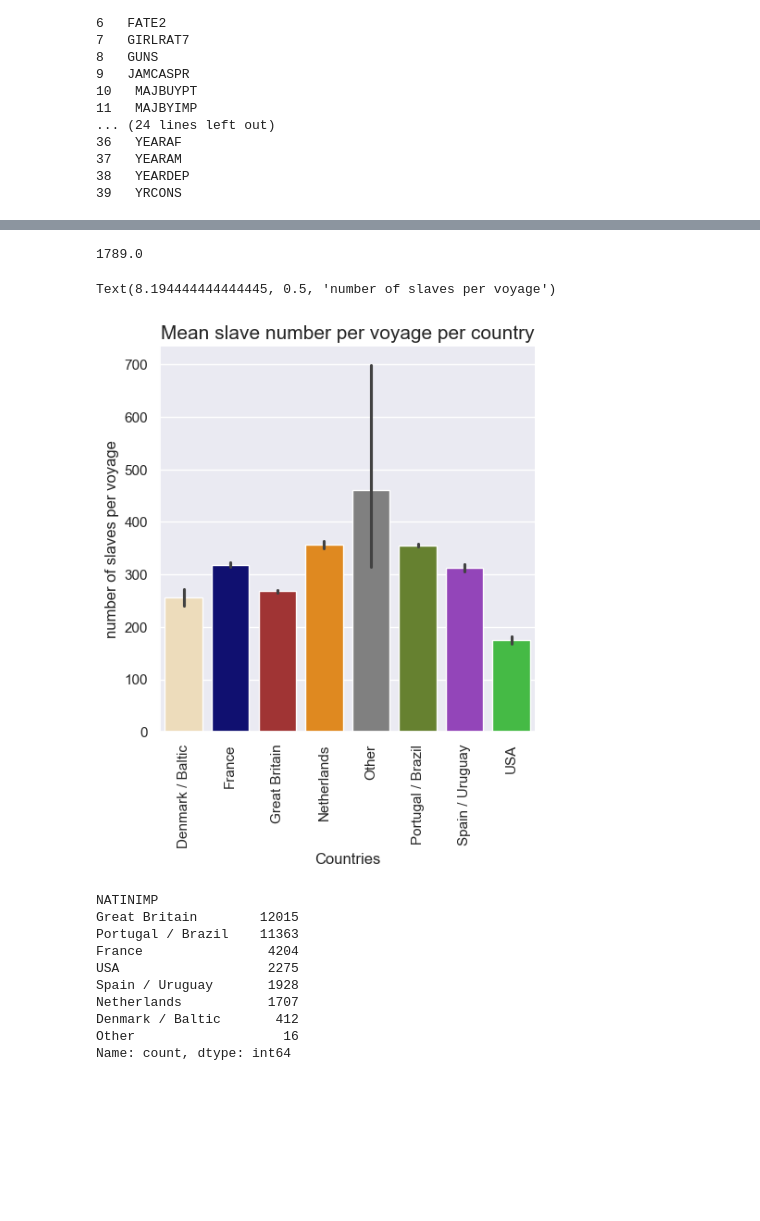
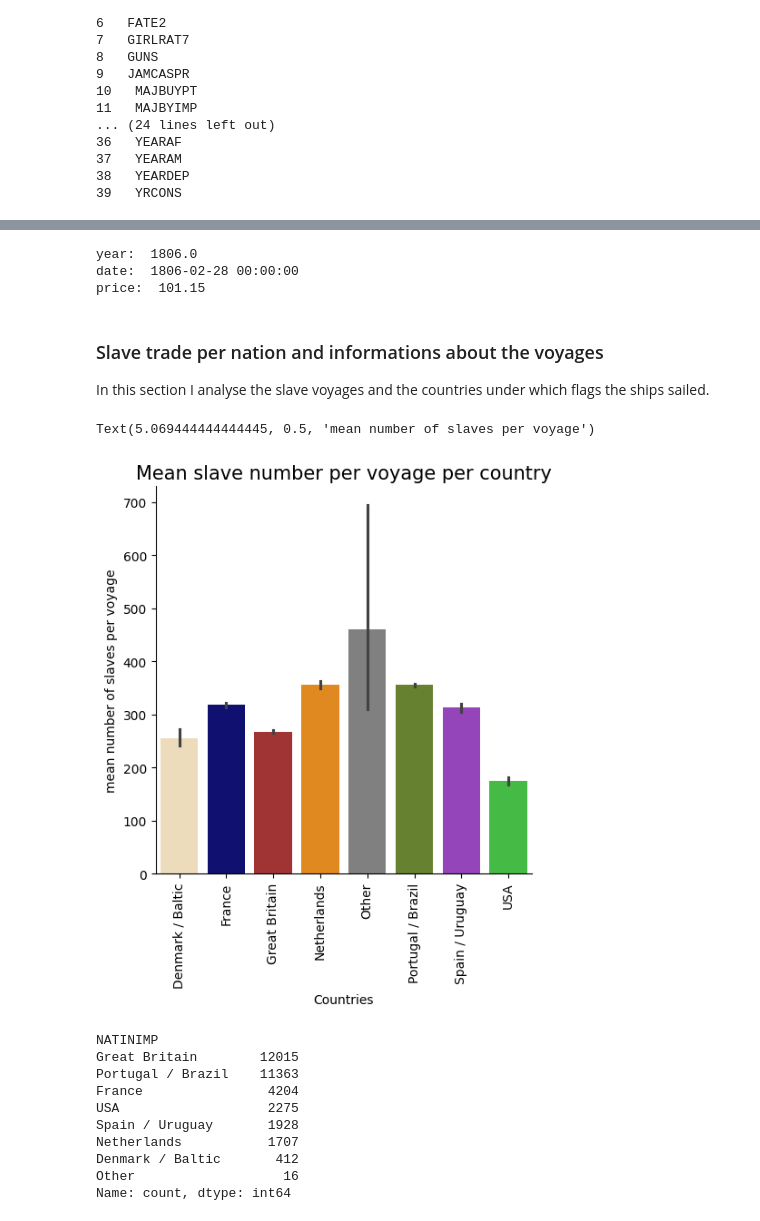
Before and after one commit to andren967/Novak_SlaveVoyages, a Jupyter notebook: Slave_trade_EDA.ipynb, the cells around one changed output, grey strips where cells are left out. Drawn from its saved outputs; the diff is of its cells as text; code cells hidden in the pictures; blank space fills up the shorter version.

```diff
--- a/Slave_trade_EDA.ipynb
+++ b/Slave_trade_EDA.ipynb
@@ -71,9 +403,6 @@ https://www.slavevoyages.org/voyage/downloads#full-versions-of-the-trans-atlanti
 #Change datatype of ID-column and set it as index
 slave_voyages = slave_voyages.astype({'VOYAGEID': int})
 slave_voyages = slave_voyages.set_index("VOYAGEID")
-# %%
-#Set years-columns as integers
-slave_voyages[["YEARDEP","YEARAF","YEARAM","VOY2IMP","CREW1","CREWDIED","NDESERT","SLAXIMP","SLAMIMP","SLADVOY","YEAR100"]] = slave_voyages[["YEARDEP","YEARAF","YEARAM","VOY2IMP","CREW1","CREWDIED","NDESERT","SLAXIMP","SLAMIMP","SLADVOY","YEAR100"]].astype('Int64')
 # %%
 #Set date-columns as datetime
 slave_voyages[["DATEBUY","DATELAND1"]] = slave_voyages[["DATEBUY","DATELAND1"]].apply(lambda x: pd.to_datetime(x,errors = 'coerce', format = '%Y-%m-%d'))
@@ -99,0 +409,4 @@ memory usage: 8.0+ MB
+# %%
+#delete string 'year ' from year columns
+for column in ["YEAR5","YEAR10","YEAR25"]:
+   slave_voyages[column] =  slave_voyages[column].str.replace("years ",'')
@@ -545,27 +546,38 @@ Text(0.5, 0, 'Average price of slaves standardized on sterling cash price of pri
 # %%
 #Maximum price paid first in which year?
-slave_voyages["JAMCASPR"].max()
-slave_voyages["YRCONS"]
 row = 1
 max_value = slave_voyages["JAMCASPR"].max()
 while row < len(slave_voyages):
     if slave_voyages.iloc[row].fillna(0)["JAMCASPR"] == max_value:
-        print(slave_voyages.iloc[row].fillna(0)["YRCONS"])
+        print('year: ', slave_voyages.iloc[row].fillna(0)["YEARAM"])
+        print('date: ', slave_voyages.iloc[row].fillna(0)["DATELAND1"])
+        print('price: ', slave_voyages.iloc[row].fillna(0)["JAMCASPR"])
         break
     row += 1
 # %% [output]
-1789.0
+year:  1806.0
+date:  1806-02-28 00:00:00
+price:  101.15
+# %% [markdown]
+### Slave trade per nation and informations about the voyages
+In this section I analyse the slave voyages and the countries under which flags the ships sailed.
 # %%
 #Mean slaves embarked per country
 slave_voyages["NATINIMP"]
-sns.catplot(data=slave_voyages,kind="bar",x="NATINIMP",y="SLAXIMP", hue="NATINIMP", palette=["wheat","navy","firebrick","darkorange","grey","olivedrab","darkorchid","limegreen"], legend=False)
+sns.catplot(data=slave_voyages,
+            kind="bar",
+            x="NATINIMP",
+            y="SLAXIMP",
+            hue="NATINIMP",
+            palette=["wheat","navy","firebrick","darkorange","grey","olivedrab","darkorchid","limegreen"],
+            legend=False)
 plt.tick_params(axis='x', rotation=90)
 plt.title("Mean slave number per voyage per country",size=15)
 plt.xlabel("Countries")
-plt.ylabel("number of slaves per voyage")
+plt.ylabel("mean number of slaves per voyage")
 # %% [output]
-Text(8.194444444444445, 0.5, 'number of slaves per voyage')
+Text(5.069444444444445, 0.5, 'mean number of slaves per voyage')
-[figure, old version]
+[figure, new version]
 # %%
 #count of imports per nation
 slave_voyages["NATINIMP"].value_counts()
```
Also changed, not shown: parts of 53 cells of this notebook, 1 other file.
